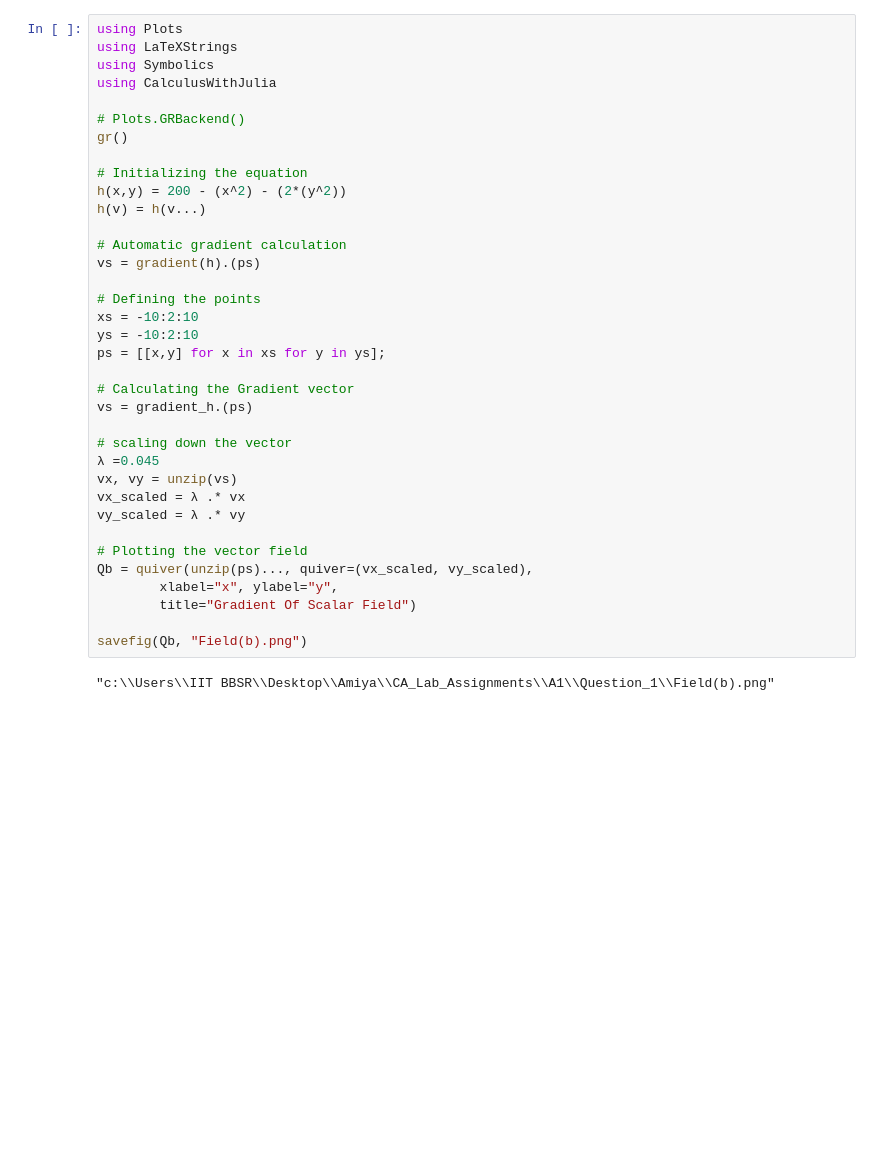
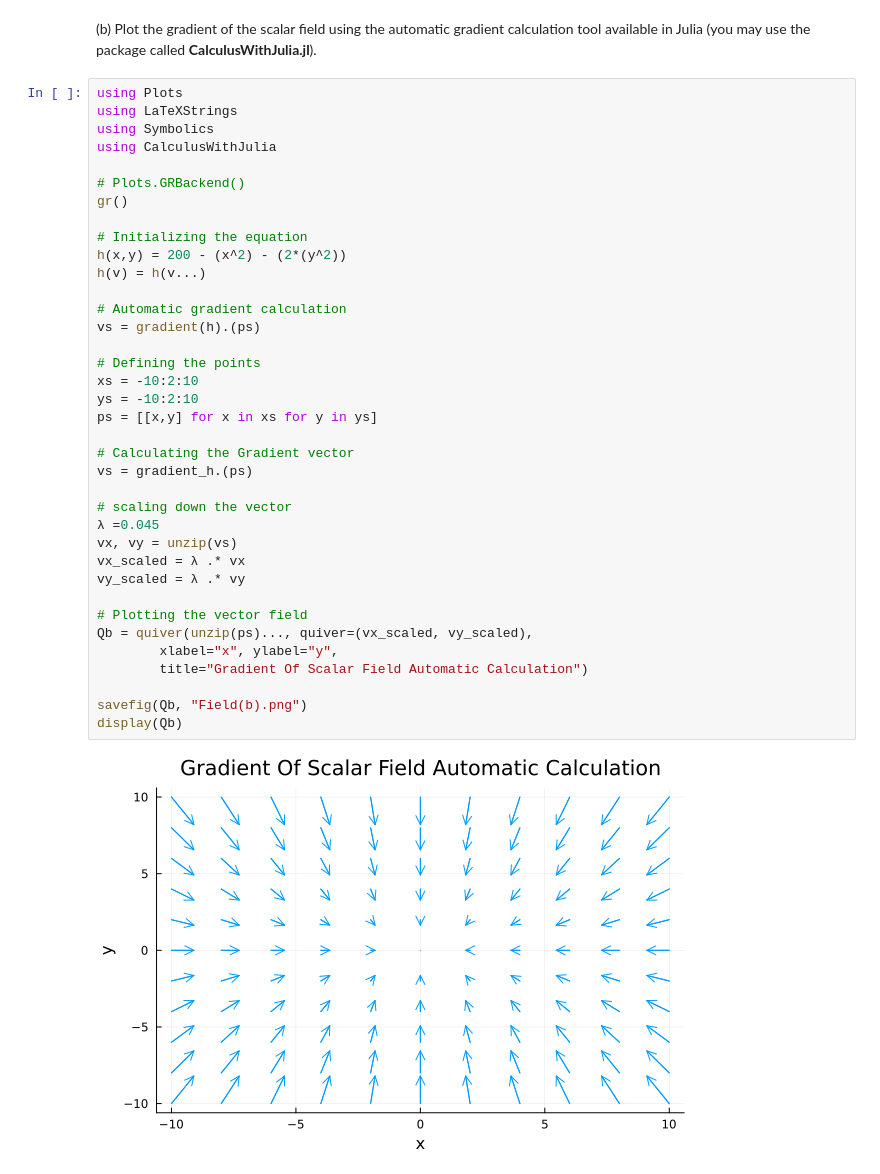
Before and after one commit to Amiya-Das-2004/Learning_Julia, a Jupyter notebook: CAD_Lab_Assignments/A1/Question_1/Q1.ipynb, the cells around one changed output. Drawn from its saved outputs; the diff is of its cells as text; blank space fills up the shorter version.

Commit message:
Question_2,3_DONE

```diff
--- a/CAD_Lab_Assignments/A1/Question_1/Q1.ipynb
+++ b/CAD_Lab_Assignments/A1/Question_1/Q1.ipynb
@@ -37,3 +54,5 @@ savefig(C, "contour(a).png")
+# %% [markdown]
+(b) Plot the gradient of the scalar field using the automatic gradient calculation tool available in Julia (you may use the package called **CalculusWithJulia.jl**).
 # %%
 using Plots
 using LaTeXStrings
@@ -42,33 +61,34 @@ using CalculusWithJulia
 
 # Plots.GRBackend()
 gr()
 
 # Initializing the equation
 h(x,y) = 200 - (x^2) - (2*(y^2))
 h(v) = h(v...)
 
 # Automatic gradient calculation
 vs = gradient(h).(ps)
 
 # Defining the points
 xs = -10:2:10
 ys = -10:2:10
-ps = [[x,y] for x in xs for y in ys];
+ps = [[x,y] for x in xs for y in ys]
 
 # Calculating the Gradient vector
 vs = gradient_h.(ps)
 
 # scaling down the vector
 λ =0.045
 vx, vy = unzip(vs)
 vx_scaled = λ .* vx
 vy_scaled = λ .* vy
 
 # Plotting the vector field
 Qb = quiver(unzip(ps)..., quiver=(vx_scaled, vy_scaled),
         xlabel="x", ylabel="y",
-        title="Gradient Of Scalar Field")
+        title="Gradient Of Scalar Field Automatic Calculation")
 
 savefig(Qb, "Field(b).png")
+display(Qb)
 # %% [output]
-"c:\\Users\\IIT BBSR\\Desktop\\Amiya\\CA_Lab_Assignments\\A1\\Question_1\\Field(b).png"
+[figure, added]
```
Also changed, not shown: parts of 7 cells of this notebook, 17 other files.
